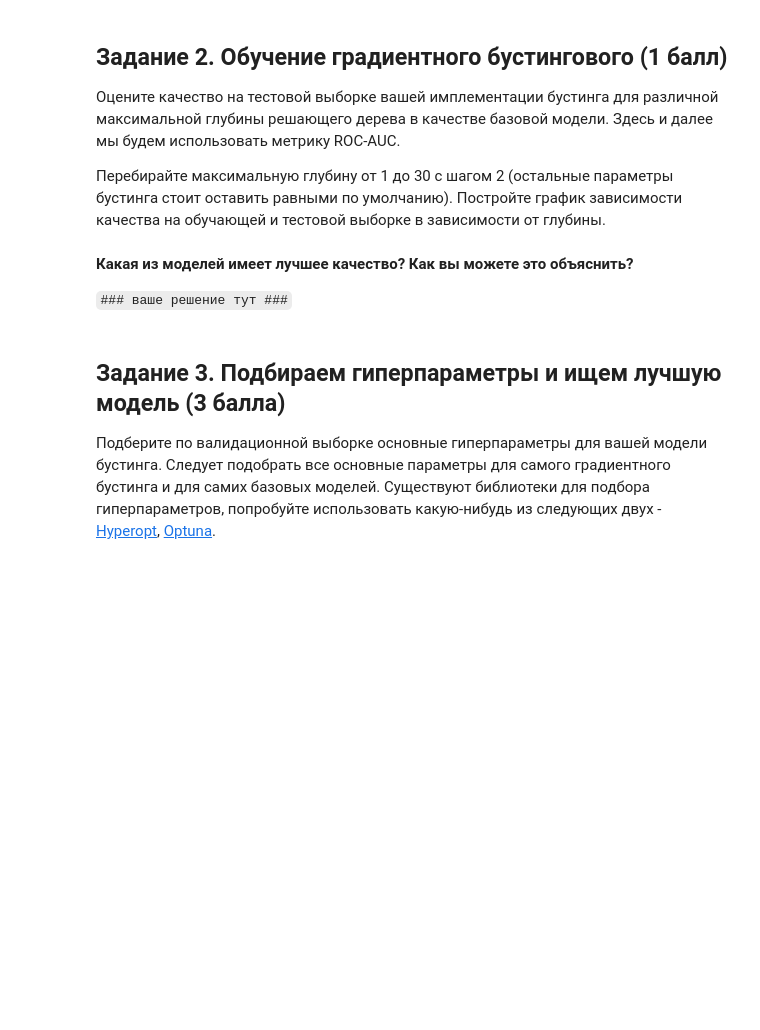
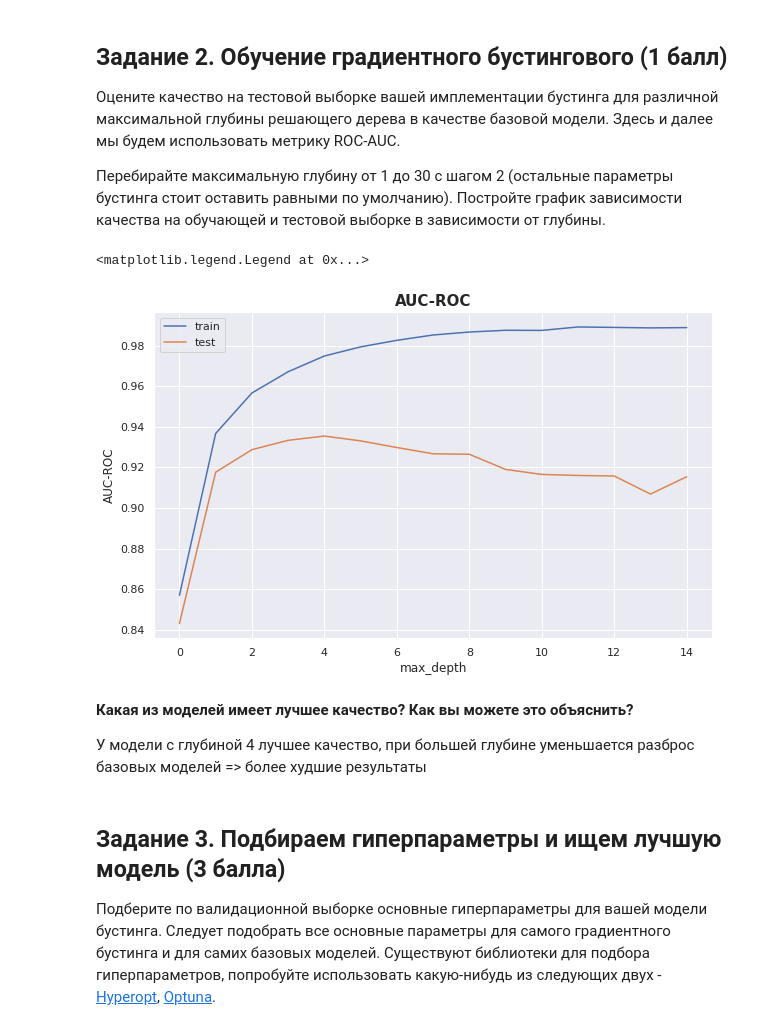
Before and after one commit to asahium/university-homeworks, a Jupyter notebook: ML-1/homework-practice-07-boosting/homework-practice-07-boosting.ipynb, the cells around one changed output. Drawn from its saved outputs; the diff is of its cells as text; code cells hidden in the pictures; blank space fills up the shorter version.

```diff
--- a/ML-1/homework-practice-07-boosting/homework-practice-07-boosting.ipynb
+++ b/ML-1/homework-practice-07-boosting/homework-practice-07-boosting.ipynb
@@ -136,7 +131,33 @@ depths = range(1, 30, 2)
+# %%
+results = {}
+
+depths = range(1, 30, 2)
+
+train_roc = []
+test_roc = []
+
+for d in depths:
+    boosting = Boosting(base_model_params={'max_depth': d})
+    boosting.fit(x_train, y_train, x_valid, y_valid)
+    train_score = boosting.score(x_train, y_train)
+    test_score = boosting.score(x_test, y_test)
+    train_roc.append(train_score)
+    test_roc.append(test_score)
+# %%
+plt.figure(figsize=(10, 6))
+plt.title('AUC-ROC', weight='bold', size=15)
+plt.plot(train_roc, label='train')
+plt.plot(test_roc, label='test')
+plt.xlabel('max_depth', size=12)
+plt.ylabel('AUC-ROC', size=12)
+plt.legend()
+# %% [output]
+<matplotlib.legend.Legend at 0x...>
+[figure, added]
 # %% [markdown]
 **Какая из моделей имеет лучшее качество? Как вы можете это объяснить?**
 
-`### ваше решение тут ###`
+У модели с глубиной 4 лучшее качество, при большей глубине уменьшается разброс базовых моделей => более худшие результаты
 # %% [markdown]
 ## Задание 3. Подбираем гиперпараметры и ищем лучшую модель (3 балла)
 
```
Also changed, not shown: parts of 4 cells of this notebook, 1 other file.
